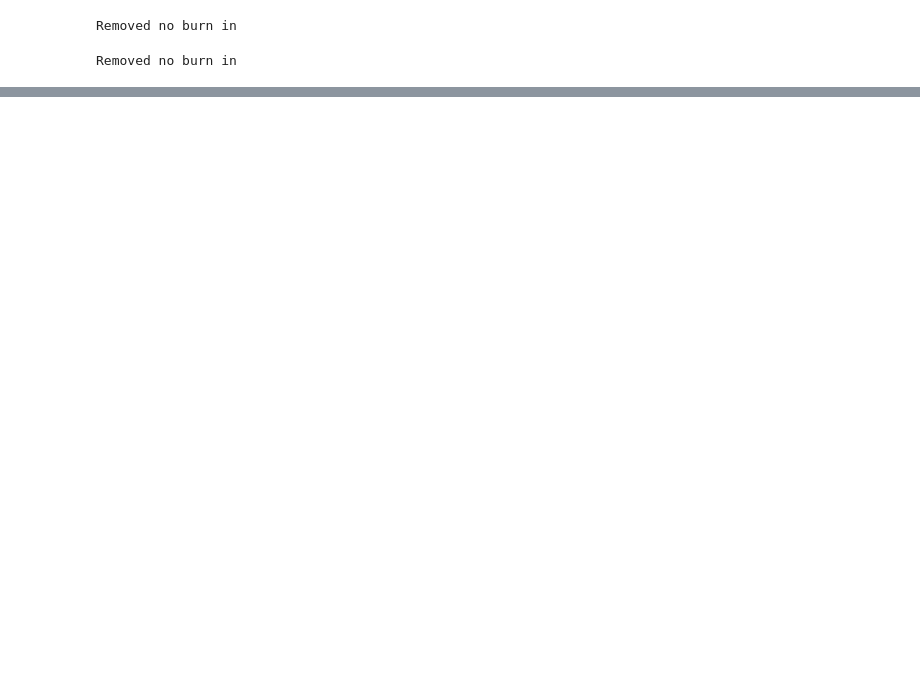
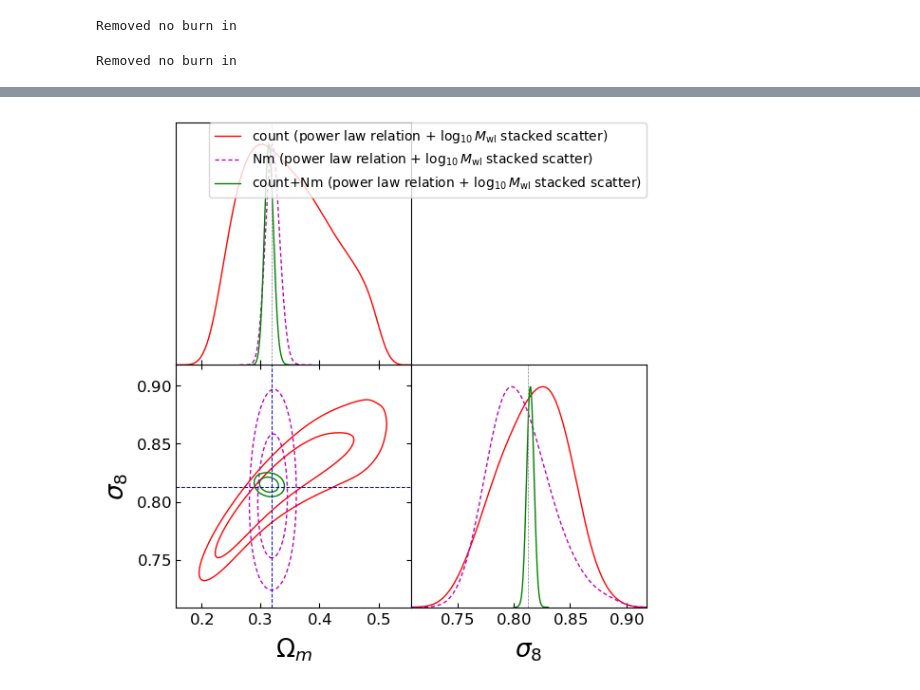
Before and after one commit to calumhrmurray/capish, a Jupyter notebook: validation_capish/5params_impact_theory_sigmaMwl.ipynb, the cells around one changed output, grey strips where cells are left out. Drawn from its saved outputs; the diff is of its cells as text; code cells hidden in the pictures; blank space fills up the shorter version.

```diff
--- a/validation_capish/5params_impact_theory_sigmaMwl.ipynb
+++ b/validation_capish/5params_impact_theory_sigmaMwl.ipynb
@@ -89,5 +102,21 @@ N_Nm_power_law_log10Mwl_stacked_scatter = MCSamples(samples=t[n_cut:],names = na
                     labels = labels,
                      settings=settings,
                      label=r'count+Nm (power law relation + $\log_{10}M_{\rm wl}$ stacked scatter)')
+
+path = '../../capish_sbi_data/config_sbi_power_law_log10Mwl_stacked_scatter_standard_prior_5_params/samples_of_{}_posterior_with_data_flagship_like_sim.pkl'
+
+t = np.load(path.format('count'), allow_pickle = True)
+N_power_law_log10Mwl_stacked_scatter = MCSamples(samples=t[n_cut:],names = names,
+                    labels = labels,
+                     settings=settings,
+                     label=r'count (power law relation + $\log_{10}M_{\rm wl}$ stacked scatter)')
+
+path = '../../capish_sbi_data/config_sbi_power_law_log10Mwl_stacked_scatter_standard_prior_5_params/samples_of_{}_posterior_with_data_flagship_like_sim.pkl'
+
+t = np.load(path.format('Nm'), allow_pickle = True)
+Nm_power_law_log10Mwl_stacked_scatter = MCSamples(samples=t[n_cut:],names = names,
+                    labels = labels,
+                     settings=settings,
+                     label=r'Nm (power law relation + $\log_{10}M_{\rm wl}$ stacked scatter)')
 # %% [output]
 Removed no burn in
@@ -105 +158,25 @@ markers
+# %%
+g = plots.get_subplot_plotter(subplot_size=3)
+g.settings.lab_fontsize = 20
+g.settings.legend_fontsize = 11
+g.settings.axes_fontsize = 13
+marker_args = {'lw':0.75, 'markersize':0.75, 'ls':'--','color':'b'}
+range_ = {'1':[2.5,4], '2':[-2,2], '3':[1,4], '4':[0.1,1.2],'5':[-1.5,1.5], '6':[-0.5,0.5], }
+g.triangle_plot(
+                [N_power_law_log10Mwl_stacked_scatter,
+                 Nm_power_law_log10Mwl_stacked_scatter,
+                 N_Nm_power_law_log10Mwl_stacked_scatter],
+                #[N_Nm_power_law_log10Mwl_no_scatter],
+                filled=[False, False, False, True,True,True],
+                contour_colors = ['r', 'm', 'g', 'k', 'm', 'c' ],
+                contour_ls=['-','--','-', '--', '--','--',],
+                contour_lws=1,shaded=False,
+                legend_fontsize = 10,
+                params=['1','2'],
+                markers=markers,
+                fine_bins = 5,
+                marker_args = marker_args)
+#plt.savefig(f'mcmc_SBI.png', dpi = 300)
+# %% [output]
+[figure, added]
 # %%
```
Also changed, not shown: parts of 8 cells of this notebook, 2 other files.
